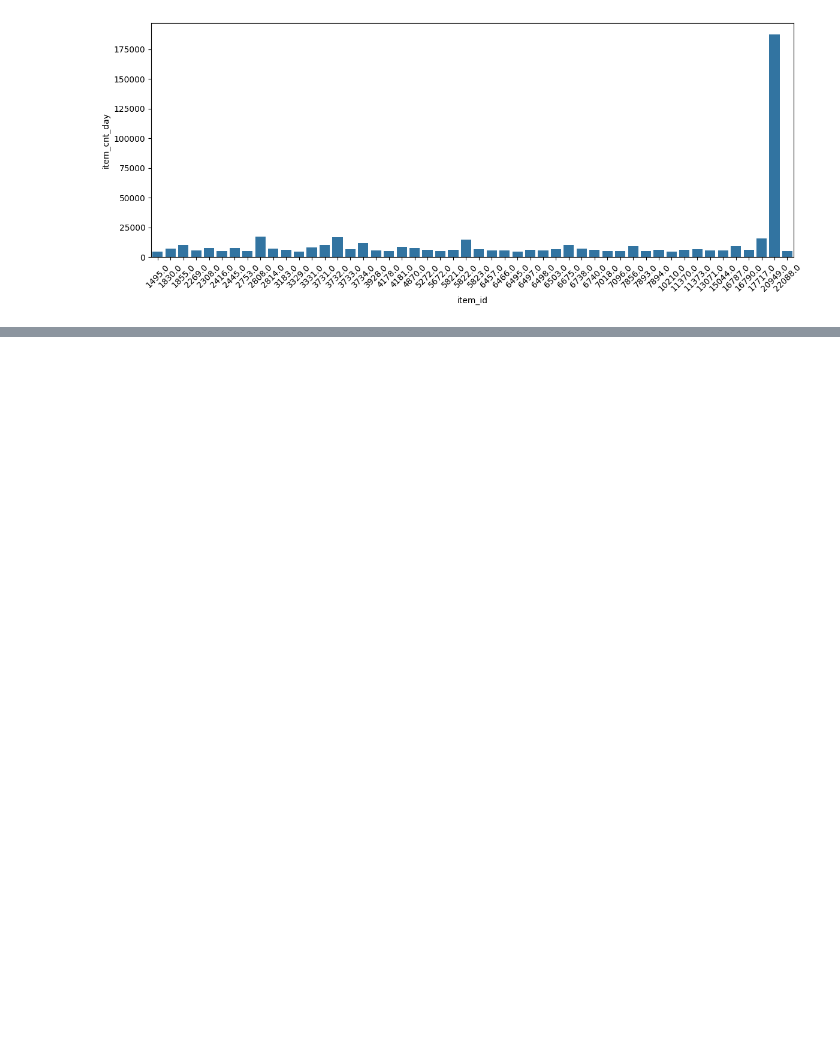
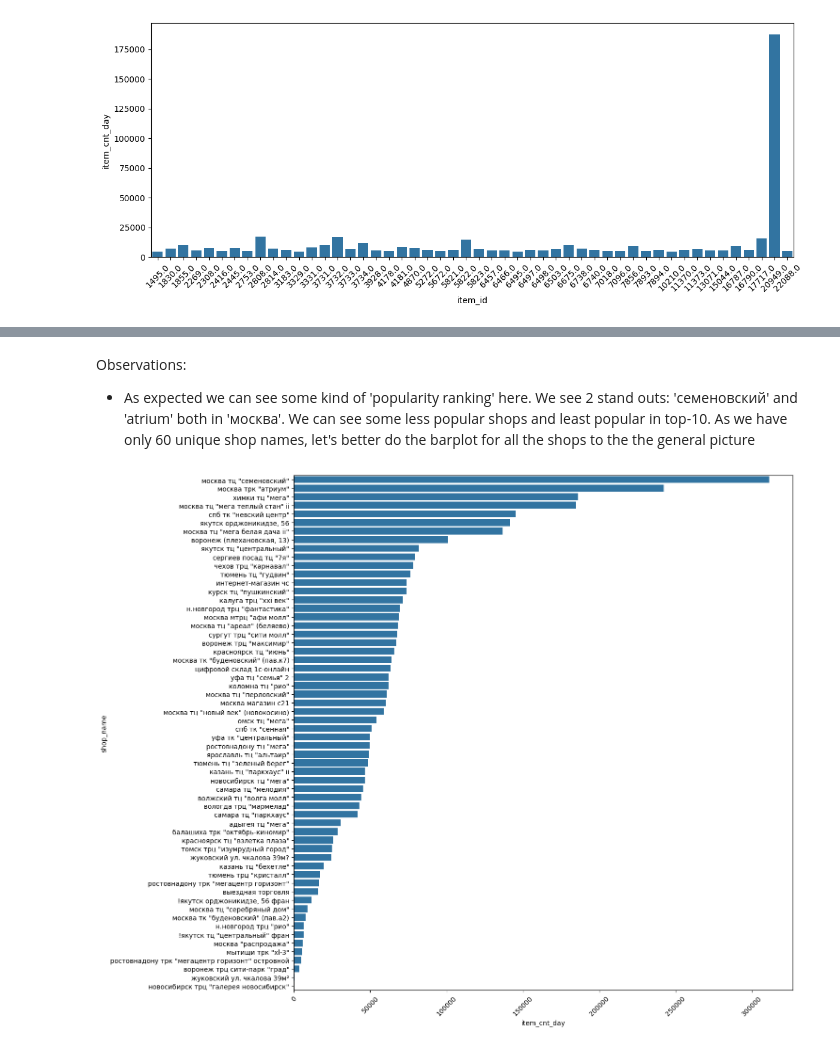
Before and after one commit to Dybal-Ilia/Innowise-Dybal, a Jupyter notebook: notebooks/EDA.ipynb, the cells around one changed output, grey strips where cells are left out. Drawn from its saved outputs; the diff is of its cells as text; code cells hidden in the pictures; blank space fills up the shorter version.

```diff
--- a/notebooks/EDA.ipynb
+++ b/notebooks/EDA.ipynb
@@ -336,0 +355,11 @@ plt.show()
+# %% [markdown]
+Observations:
+- As expected we can see some kind of 'popularity ranking' here. We see 2 stand outs: 'семеновский' and 'atrium' both in 'москва'. We can see some less popular shops and least popular in top-10. As we have only 60 unique shop names, let's better do the barplot for all the shops to the the general picture
+# %%
+plt.figure(figsize=(15, 12))
+sns.barplot(data=top_shops.sort_values(ascending=False), orient='h')
+plt.tick_params('x', rotation=45)
+plt.tight_layout()
+plt.show()
+# %% [output]
+[figure, added]
```
Also changed, not shown: parts of 19 cells of this notebook.
